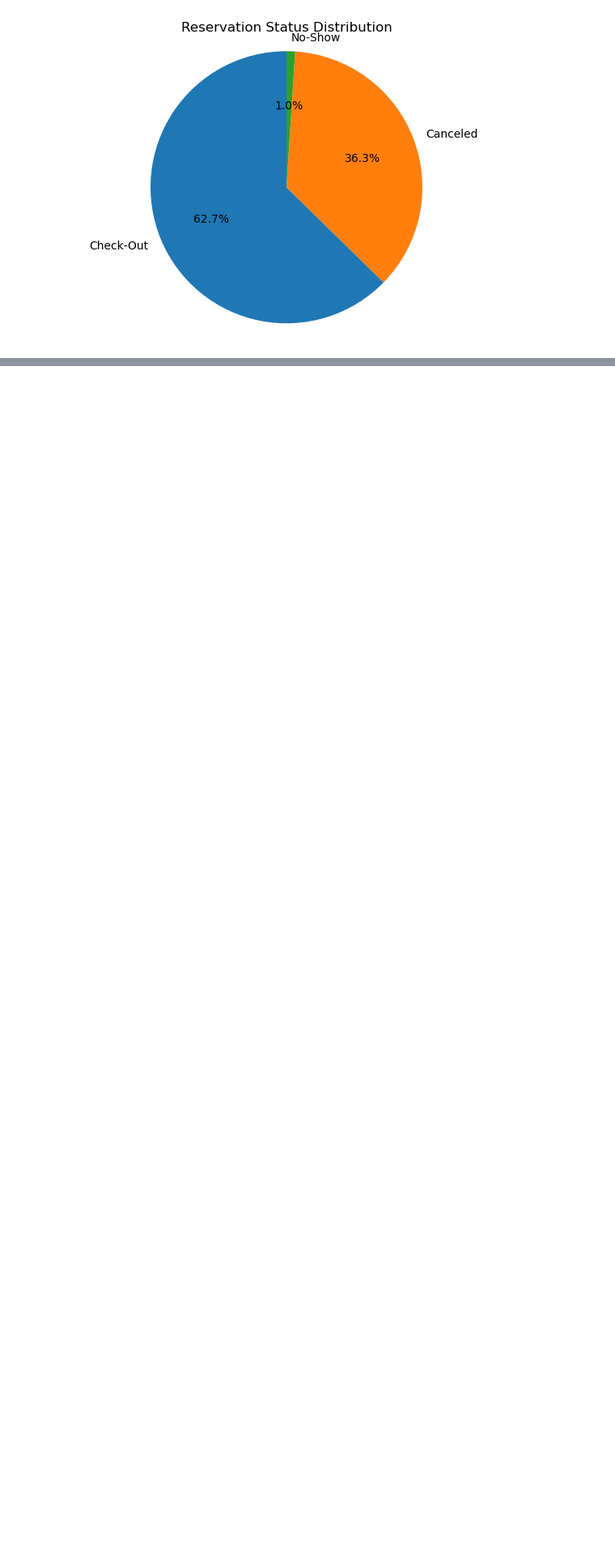
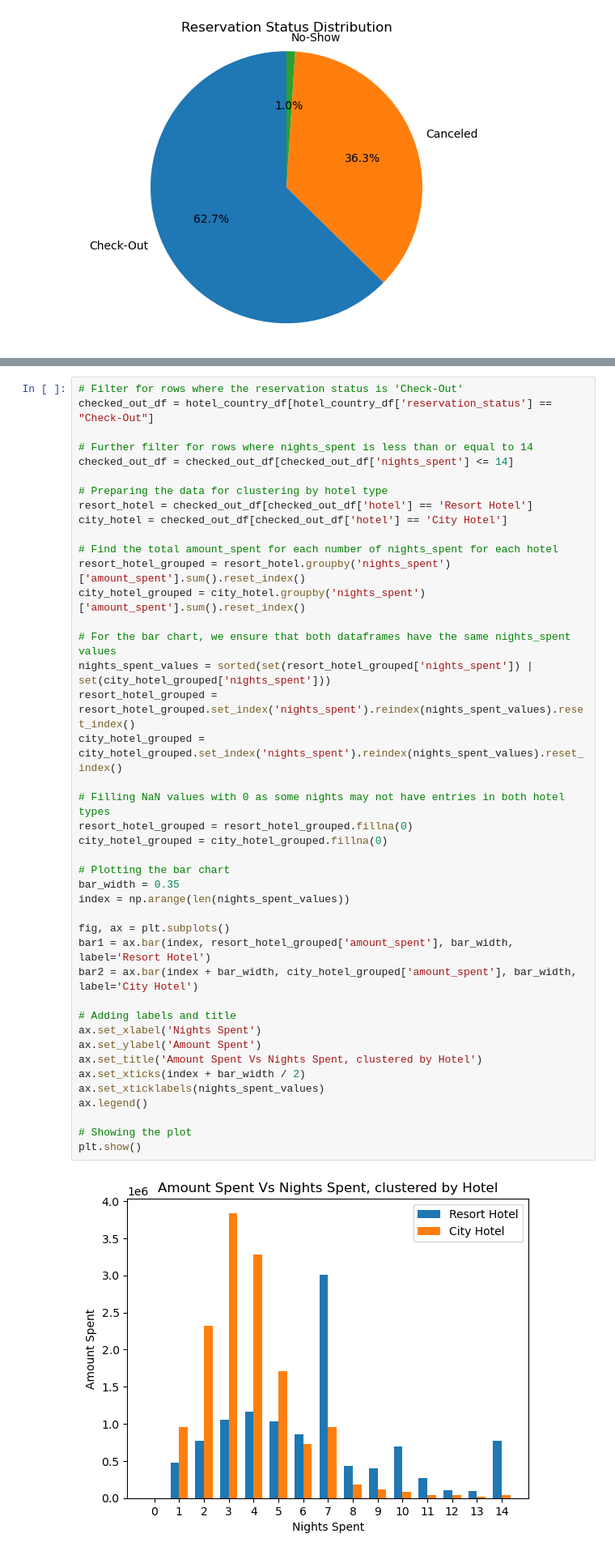
Before and after one commit to pin164/project_1, a Jupyter notebook: money.ipynb, the cells around one changed output, grey strips where cells are left out. Shown at 81% size. Drawn from its saved outputs; the diff is of its cells as text; blank space fills up the shorter version.

```diff
--- a/money.ipynb
+++ b/money.ipynb
@@ -511,0 +398,44 @@ The R-squared value is: 0.39
+# %%
+# Filter for rows where the reservation status is 'Check-Out'
+checked_out_df = hotel_country_df[hotel_country_df['reservation_status'] == "Check-Out"]
+
+# Further filter for rows where nights_spent is less than or equal to 14
+checked_out_df = checked_out_df[checked_out_df['nights_spent'] <= 14]
+
+# Preparing the data for clustering by hotel type
+resort_hotel = checked_out_df[checked_out_df['hotel'] == 'Resort Hotel']
+city_hotel = checked_out_df[checked_out_df['hotel'] == 'City Hotel']
+
+# Find the total amount_spent for each number of nights_spent for each hotel
+resort_hotel_grouped = resort_hotel.groupby('nights_spent')['amount_spent'].sum().reset_index()
+city_hotel_grouped = city_hotel.groupby('nights_spent')['amount_spent'].sum().reset_index()
+
+# For the bar chart, we ensure that both dataframes have the same nights_spent values
+nights_spent_values = sorted(set(resort_hotel_grouped['nights_spent']) | set(city_hotel_grouped['nights_spent']))
+resort_hotel_grouped = resort_hotel_grouped.set_index('nights_spent').reindex(nights_spent_values).reset_index()
+city_hotel_grouped = city_hotel_grouped.set_index('nights_spent').reindex(nights_spent_values).reset_index()
+
+# Filling NaN values with 0 as some nights may not have entries in both hotel types
+resort_hotel_grouped = resort_hotel_grouped.fillna(0)
+city_hotel_grouped = city_hotel_grouped.fillna(0)
+
+# Plotting the bar chart
+bar_width = 0.35
+index = np.arange(len(nights_spent_values))
+
+fig, ax = plt.subplots()
+bar1 = ax.bar(index, resort_hotel_grouped['amount_spent'], bar_width, label='Resort Hotel')
+bar2 = ax.bar(index + bar_width, city_hotel_grouped['amount_spent'], bar_width, label='City Hotel')
+
+# Adding labels and title
+ax.set_xlabel('Nights Spent')
+ax.set_ylabel('Amount Spent')
+ax.set_title('Amount Spent Vs Nights Spent, clustered by Hotel')
+ax.set_xticks(index + bar_width / 2)
+ax.set_xticklabels(nights_spent_values)
+ax.legend()
+
+# Showing the plot
+plt.show()
+# %% [output]
+[figure, added]
```
Also changed, not shown: parts of 19 cells of this notebook.
